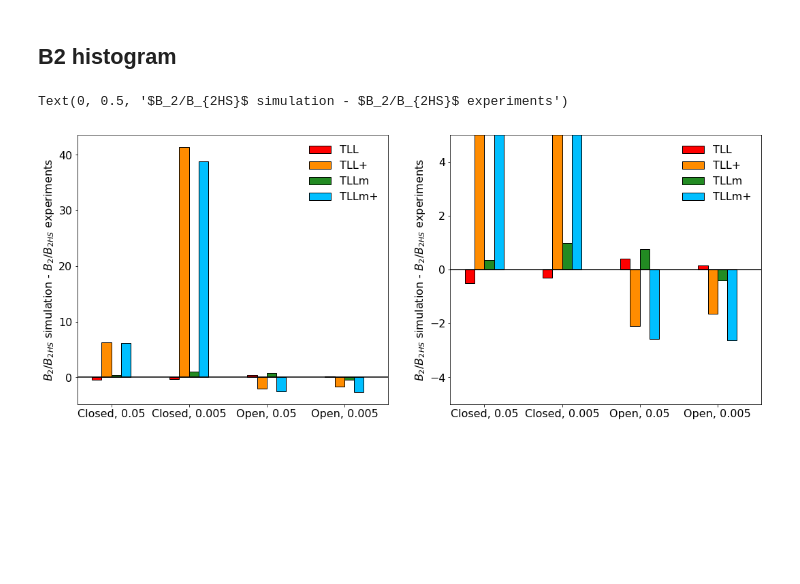
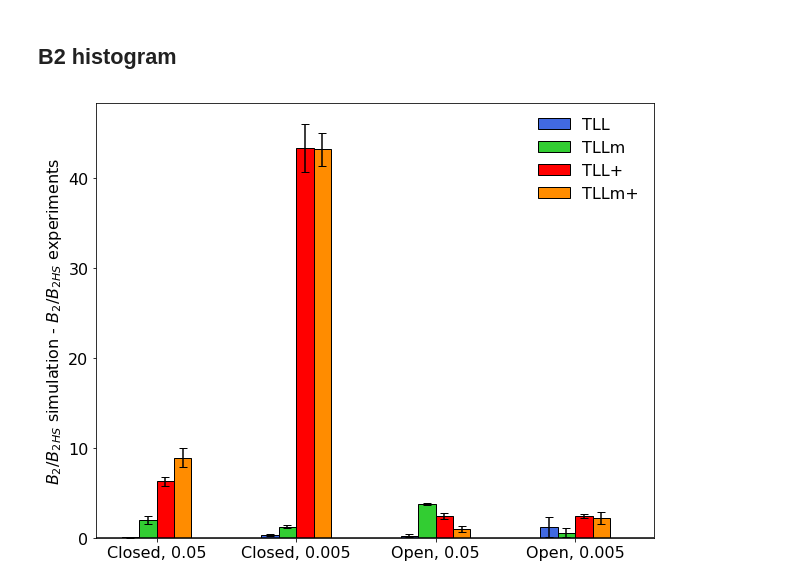
Before and after one commit to mlund/SI-Lipase-Structure-Factors, a Jupyter notebook: twobody/noswap/plot_2body_noswap.ipynb, the cells around one changed output. Cells and saved outputs as stored; diff of their text form; code cells hidden in the pictures; blank space fills up the shorter version.

```diff
--- a/twobody/noswap/plot_2body_noswap.ipynb
+++ b/twobody/noswap/plot_2body_noswap.ipynb
@@ -112,49 +112,39 @@ plt.ylim(-16.0, 4.0)
 # %% [markdown]
 ## B2 histogram
 # %%
-plt.rcParams.update({'font.size': 16, 'figure.figsize': [18.0, 16.0]})
+plt.rcParams.update({'font.size': 16, 'figure.figsize': [10.0, 8.0]})
 
 label = ["Closed, 0.05", "Closed, 0.005", "Open, 0.05", "Open, 0.005"]
 
 # Position of bars
 x1 =[1, 5, 9, 13]
 x2 = [1.5, 5.5, 9.5, 13.5]
 x3 =[2, 6, 10, 14]
 x4 =[2.5, 6.5, 10.5, 14.5]
 xmid =[1.75, 5.75, 9.75, 13.75]
 
-# Values of simulated B2 - experimental B2
-y1 = [-0.4971, -0.28876, 0.413, 0.157]                            #TLL
-y2 = [6.27066, 41.3387, -2.098, -1.635]                           #TLL+
-y3 = [0.35903, 0.990605, 0.75, -0.412]                            #TLLm
-y4 = [6.0908899778, 38.8756321124, -2.583787993, -2.637950762]    #TLLm+
+# Absolute averaged values of simulated B2 - experimental B2
+y1 = [0.07253, 0.3258, 0.2391, 1.1651]     #TLL
+y2 = [1.9738, 1.2470, 3.7501, 0.5564]      #TLLm
+y3 = [6.2643, 43.3871, 2.4354, 2.3828]     #TLL+
+y4 = [8.9258, 43.1907, 0.9897, 2.2323]     #TLLm+
+
+# Standard deviation of simulated B2 - experimental B2
+err1 = [0.0400, 0.1247, 0.1941, 1.0927]    #TLL
+err2 = [0.4259, 0.1376, 0.0645, 0.4795]    #TLLm
+err3 = [0.4575, 2.6717, 0.3015, 0.2151]    #TLL+
+err4 = [1.0072, 1.8376, 0.3591, 0.6516]    #TLLm+
 
 # Full-scale figure
-plt.subplot(2,2,1)
-plt.bar(x1,y1,width=0.5,align='center',color='red', edgecolor='black', label="TLL")
-plt.bar(x2,y2,width=0.5,align='center',color='darkorange', edgecolor='black',label="TLL+")
-plt.bar(x3,y3,width=0.5,align='center',color='forestgreen', edgecolor='black',label="TLLm")
-plt.bar(x4,y4,width=0.5,align='center',color='deepskyblue', edgecolor='black',label="TLLm+")
+plt.bar(x1,y1,yerr=err1, capsize=4.0,width=0.5,align='center',color='royalblue', edgecolor='black', label="TLL")
+plt.bar(x2,y2,yerr=err2, capsize=4.0,width=0.5,align='center',color='limegreen', edgecolor='black',label="TLLm")
+plt.bar(x3,y3,yerr=err3, capsize=4.0,width=0.5,align='center',color='red', edgecolor='black',label="TLL+")
+plt.bar(x4,y4,yerr=err4, capsize=4.0,width=0.5,align='center',color='darkorange', edgecolor='black',label="TLLm+")
 
 plt.xticks(xmid,label)
 plt.plot((0,16),(0,0),'k-')
 plt.xlim(0,16)
 plt.legend(loc=0,frameon=False)
 plt.ylabel("$B_2/B_{2HS}$ simulation - $B_2/B_{2HS}$ experiments")
-
-# Zoom-in
-plt.subplot(2,2,2)
-plt.bar(x1,y1,width=0.5,align='center',color='red', edgecolor='black', label="TLL")
-plt.bar(x2,y2,width=0.5,align='center',color='darkorange', edgecolor='black',label="TLL+")
-plt.bar(x3,y3,width=0.5,align='center',color='forestgreen', edgecolor='black',label="TLLm")
-plt.bar(x4,y4,width=0.5,align='center',color='deepskyblue', edgecolor='black',label="TLLm+")
-
-plt.xticks(xmid,label)
-plt.plot((0,16),(0,0),'k-')
-plt.xlim(0,16)
-plt.ylim(-5,5)
-plt.legend(loc=0,frameon=False)
-plt.ylabel("$B_2/B_{2HS}$ simulation - $B_2/B_{2HS}$ experiments")
 # %% [output]
-Text(0, 0.5, '$B_2/B_{2HS}$ simulation - $B_2/B_{2HS}$ experiments')
-[figure, old version]
+[figure, new version]
```
Also changed, not shown: parts of 1 cell of this notebook, 2 other files.
